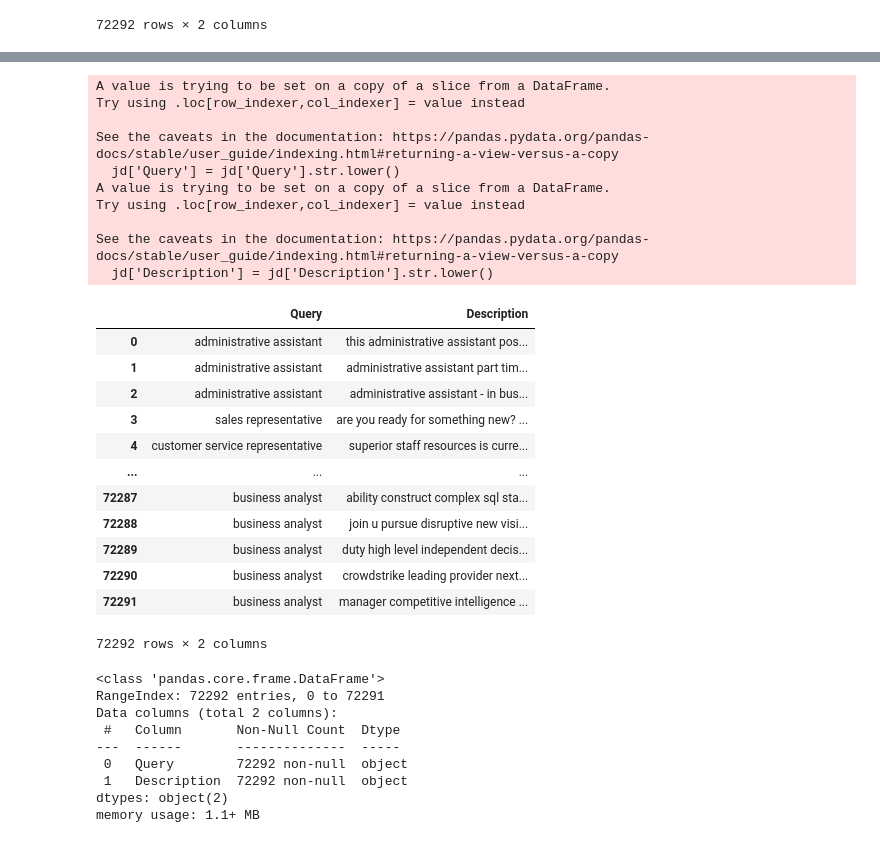
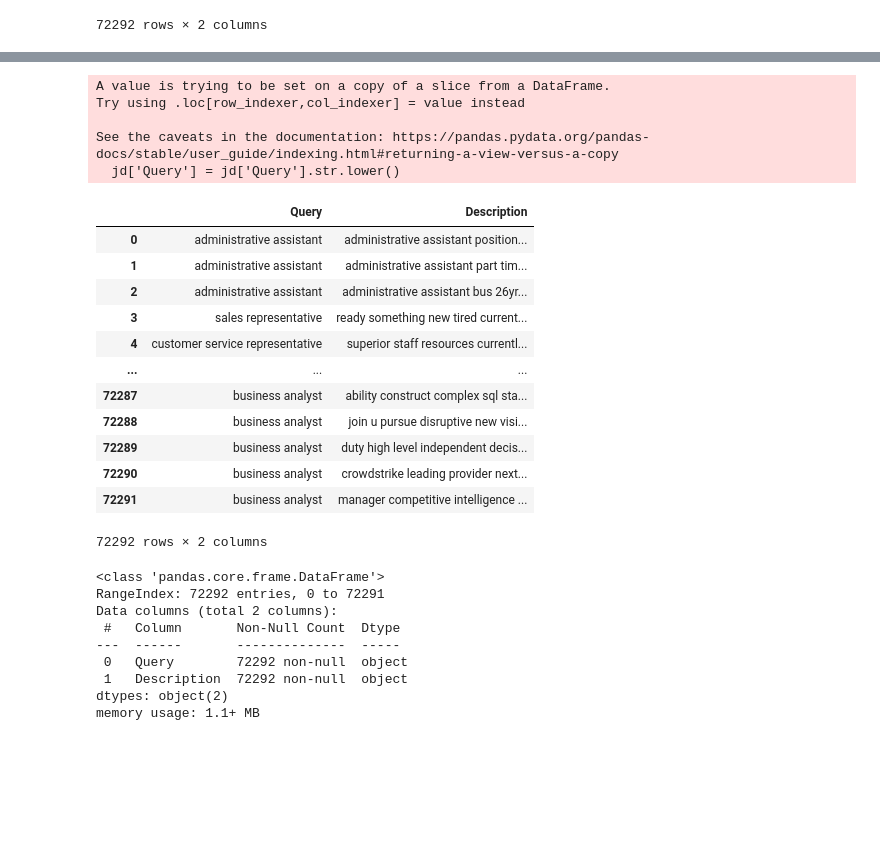
Before and after one commit to CongSheng/MLDA-DLW2020-Anything, a Jupyter notebook: Clean data.ipynb, the cells around one changed output, grey strips where cells are left out. Drawn from its saved outputs; the diff is of its cells as text; code cells hidden in the pictures; blank space fills up the shorter version.

```diff
--- a/Clean data.ipynb
+++ b/Clean data.ipynb
@@ -9,0 +14,4 @@ import pandas as pd
+# %%
+stopwords = nltk.corpus.stopwords.words('english')
+print(stopwords[:5])
+stopwords = set(stopwords)
@@ -10,5 +20,5 @@ import pandas as pd
 # %%
-jd = pd.read_csv('datasets/JD_dataset/top30.csv')
+jd = pd.read_csv('datasets/JD_dataset/Top30.csv')
 jd
 # %% [output]
 |  | Unnamed: 0 | Unnamed: 0.1 | Query | Description |
@@ -76,8 +68,14 @@ Name: Description, dtype: object
 # %%
 jd['Description'] = jd['Description'].str.replace(r'<.+?>', ' ') \
-                                     .str.replace(r'\\n', ' ')   \
-                                     .str.replace(r'\\r', ' ')   \
-                                     .str.replace(r'\s+', ' ')
+                                    .str.replace(r'\\n', ' ')   \
+                                    .str.replace(r'\\t', '')  \
+                                    .str.replace(r'\\r', ' ')   \
+                                    .str.replace(r'http[s]?://(?:[a-zA-Z]|[0-9]|[$-_@.&+]|[!*\(\),]|(?:%[0-9a-fA-F][0-9a-fA-F]))+', '') \
+                                    .str.replace(r'[,!?;.:]+', '')   \
+                                    .str.replace(r'[•●✓·➢⮚~&]', '')  \
+                                    .str.replace(r'[\+\*=@#<>\(\)\[\]\^_/"-]+', ' ') \
+                                    .str.replace(r'\s+', ' ')  \
+                                    .str.lower()
 jd
 # %% [output]
 A value is trying to be set on a copy of a slice from a DataFrame.
@@ -119,0 +99,8 @@ array(['Administrative Assistant', 'Sales Representative',
+# %%
+def remove_stopwords(sentence):
+    tokens = sentence.split()
+    tokens = [token for token in tokens if token not in stopwords]
+    return " ".join(tokens)
+
+jd['Description'] = jd['Description'].map(remove_stopwords)
+jd
@@ -120,24 +126,18 @@ array(['Administrative Assistant', 'Sales Representative',
 # %%
 jd['Query'] = jd['Query'].str.lower()
-jd['Description'] = jd['Description'].str.lower()
 jd
 # %% [output]
 A value is trying to be set on a copy of a slice from a DataFrame.
 Try using .loc[row_indexer,col_indexer] = value instead
 
 See the caveats in the documentation: https://pandas.pydata.org/pandas-docs/stable/user_guide/indexing.html#returning-a-view-versus-a-copy
   jd['Query'] = jd['Query'].str.lower()
-A value is trying to be set on a copy of a slice from a DataFrame.
-Try using .loc[row_indexer,col_indexer] = value instead
-
-See the caveats in the documentation: https://pandas.pydata.org/pandas-docs/stable/user_guide/indexing.html#returning-a-view-versus-a-copy
-  jd['Description'] = jd['Description'].str.lower()
 |  | Query | Description |
-| 0 | administrative assistant | this administrative assistant pos... |
+| 0 | administrative assistant | administrative assistant position... |
 | 1 | administrative assistant | administrative assistant part tim... |
-| 2 | administrative assistant | administrative assistant - in bus... |
-| 3 | sales representative | are you ready for something new? ... |
-| 4 | customer service representative | superior staff resources is curre... |
+| 2 | administrative assistant | administrative assistant bus 26yr... |
+| 3 | sales representative | ready something new tired current... |
+| 4 | customer service representative | superior staff resources currentl... |
 | ... | ... | ... |
 | 72287 | business analyst | ability construct complex sql sta... |
 | 72288 | business analyst | join u pursue disruptive new visi... |
```
Also changed, not shown: parts of 43 cells of this notebook, 2 other files.
